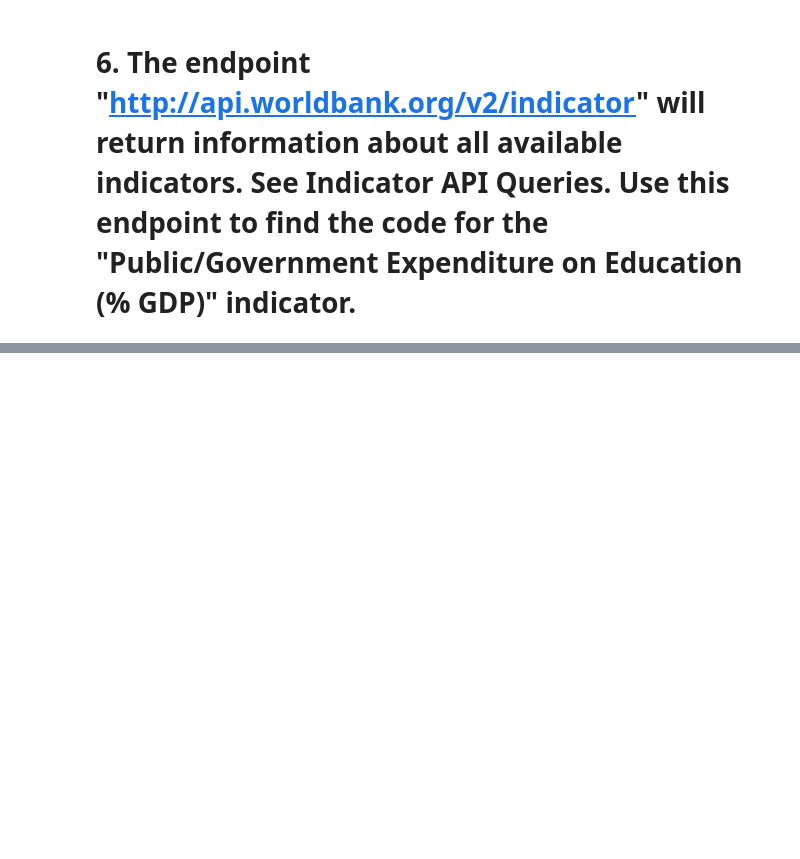
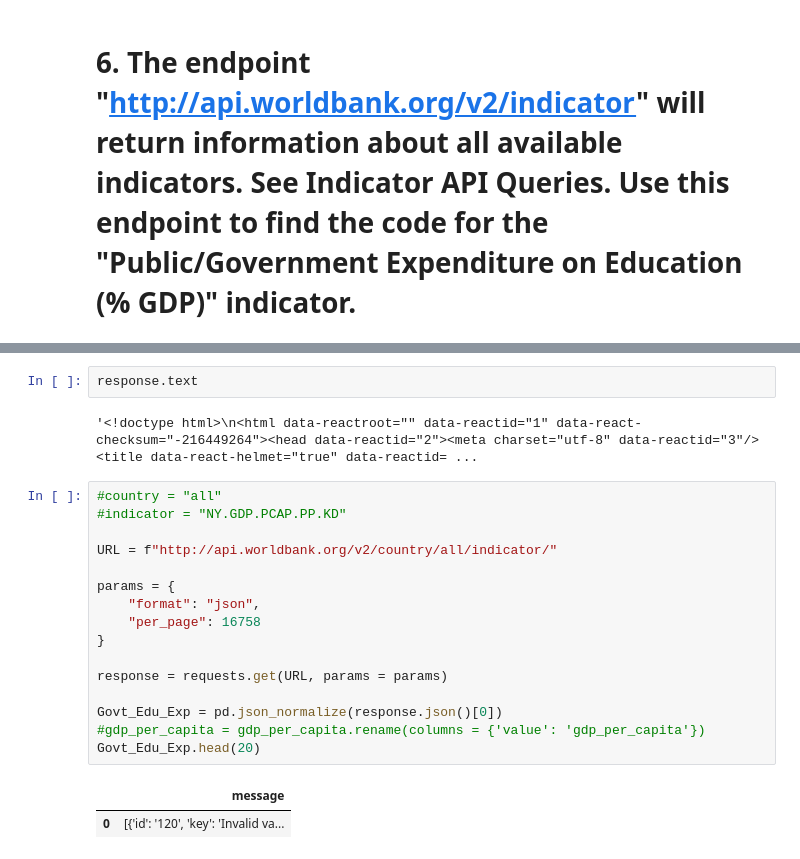
Before and after one commit to nss-data-science-cohort-8/api-exercise-MultidisciplinaryDeepDives, a Jupyter notebook: notebooks/APIs_in_python_UN_World_Bank_DS8.ipynb, the cells around one changed output, grey strips where cells are left out. Saved outputs shown, nothing was run; the diff lists cells and outputs as text; blank space fills up the shorter version.

```diff
--- a/notebooks/APIs_in_python_UN_World_Bank_DS8.ipynb
+++ b/notebooks/APIs_in_python_UN_World_Bank_DS8.ipynb
@@ -614,0 +623,23 @@ gdp.head(20)
+# %%
+response.text
+# %% [output]
+'<!doctype html>\n<html data-reactroot="" data-reactid="1" data-react-checksum="-216449264"><head data-reactid="2"><meta charset="utf-8" data-reactid="3"/><title data-react-helmet="true" data-reactid= ...
+# %%
+#country = "all"
+#indicator = "NY.GDP.PCAP.PP.KD"
+
+URL = f"http://api.worldbank.org/v2/country/all/indicator/"
+
+params = {
+    "format": "json",
+    "per_page": 16758
+}
+
+response = requests.get(URL, params = params)
+
+Govt_Edu_Exp = pd.json_normalize(response.json()[0])
+#gdp_per_capita = gdp_per_capita.rename(columns = {'value': 'gdp_per_capita'})
+Govt_Edu_Exp.head(20)
+# %% [output]
+|  | message |
+| 0 | [{'id': '120', 'key': 'Invalid va... |
```
Also changed, not shown: parts of 1 cell of this notebook.
